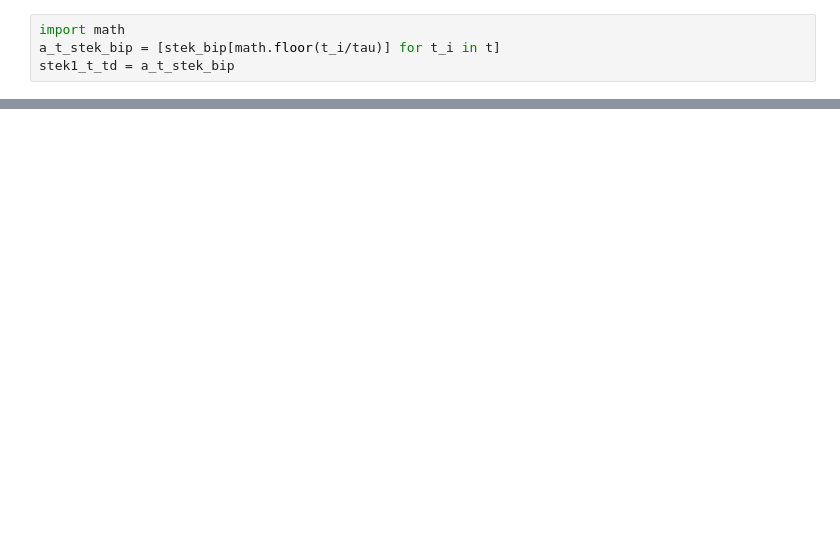
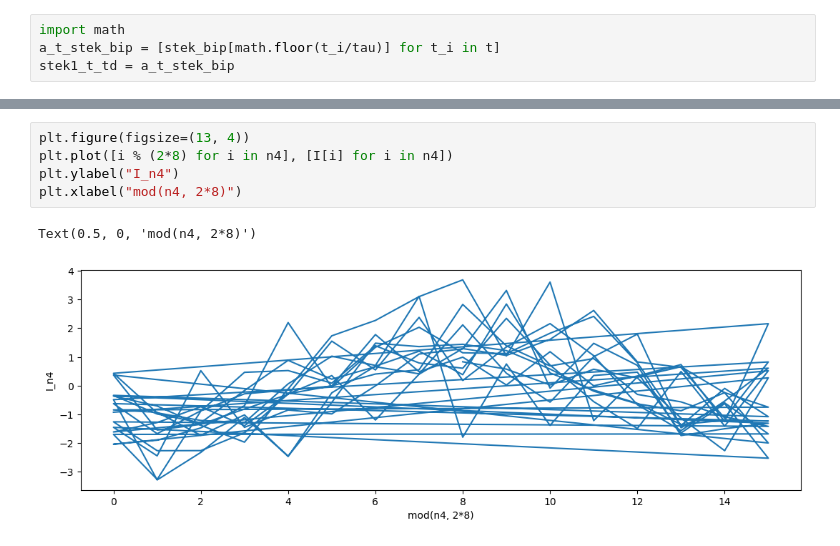
Before and after one commit to madwayz/FoSR, a Jupyter notebook: workspace/notebooks/Синхронизация.ipynb, the cells around one changed output, grey strips where cells are left out. Cells and saved outputs as stored; diff of their text form; blank space fills up the shorter version.

```diff
--- a/workspace/notebooks/Синхронизация.ipynb
+++ b/workspace/notebooks/Синхронизация.ipynb
@@ -35,0 +93,8 @@ stek_kon = mcad.stack(zeros_arr, stek1_t_td)
+# %%
+plt.figure(figsize=(13, 4))
+plt.plot([i % (2*8) for i in n4], [I[i] for i in n4])
+plt.ylabel("I_n4")
+plt.xlabel("mod(n4, 2*8)")
+# %% [output]
+Text(0.5, 0, 'mod(n4, 2*8)')
+[figure, added]
```
Also changed, not shown: parts of 15 cells of this notebook, 3 other files.
